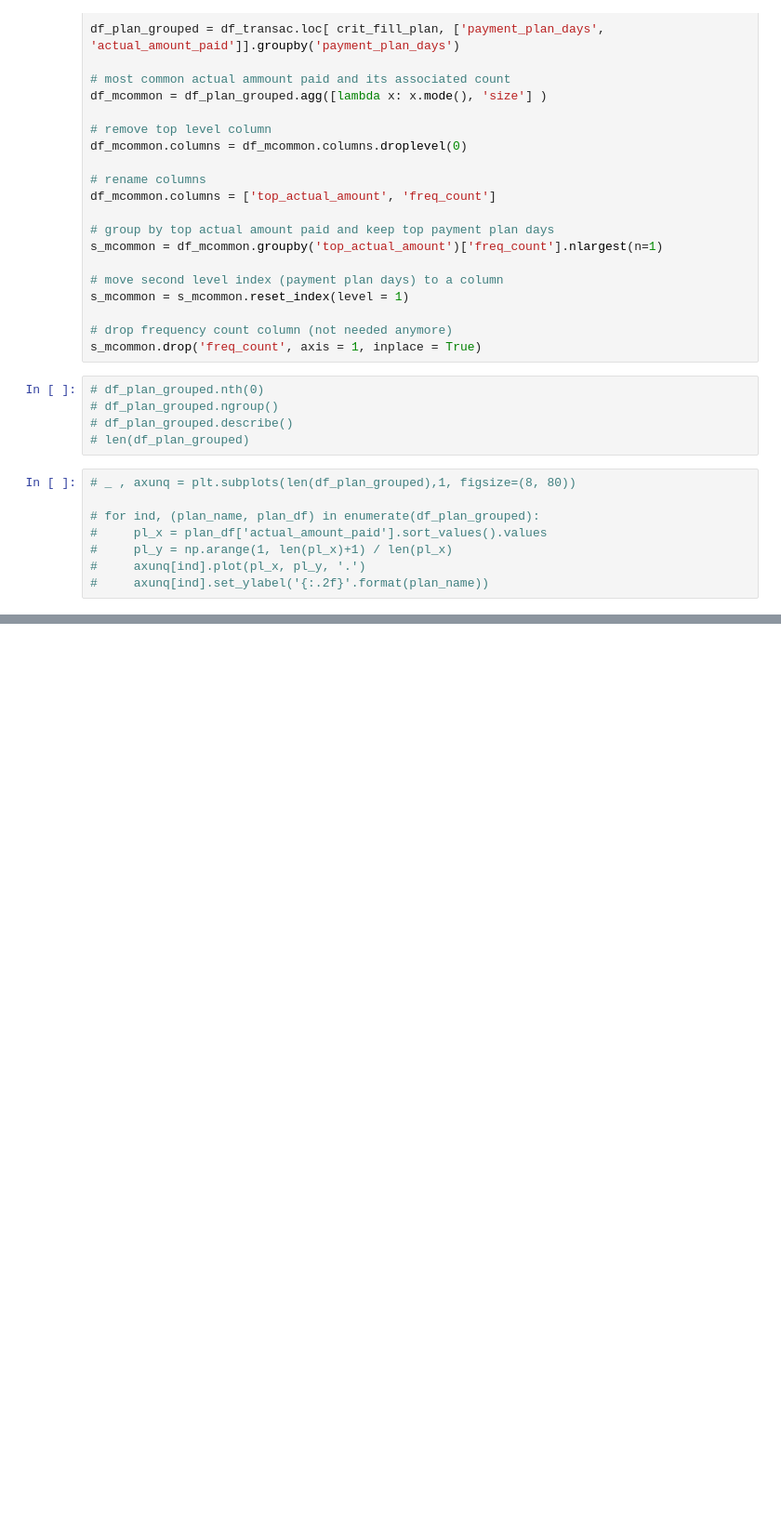
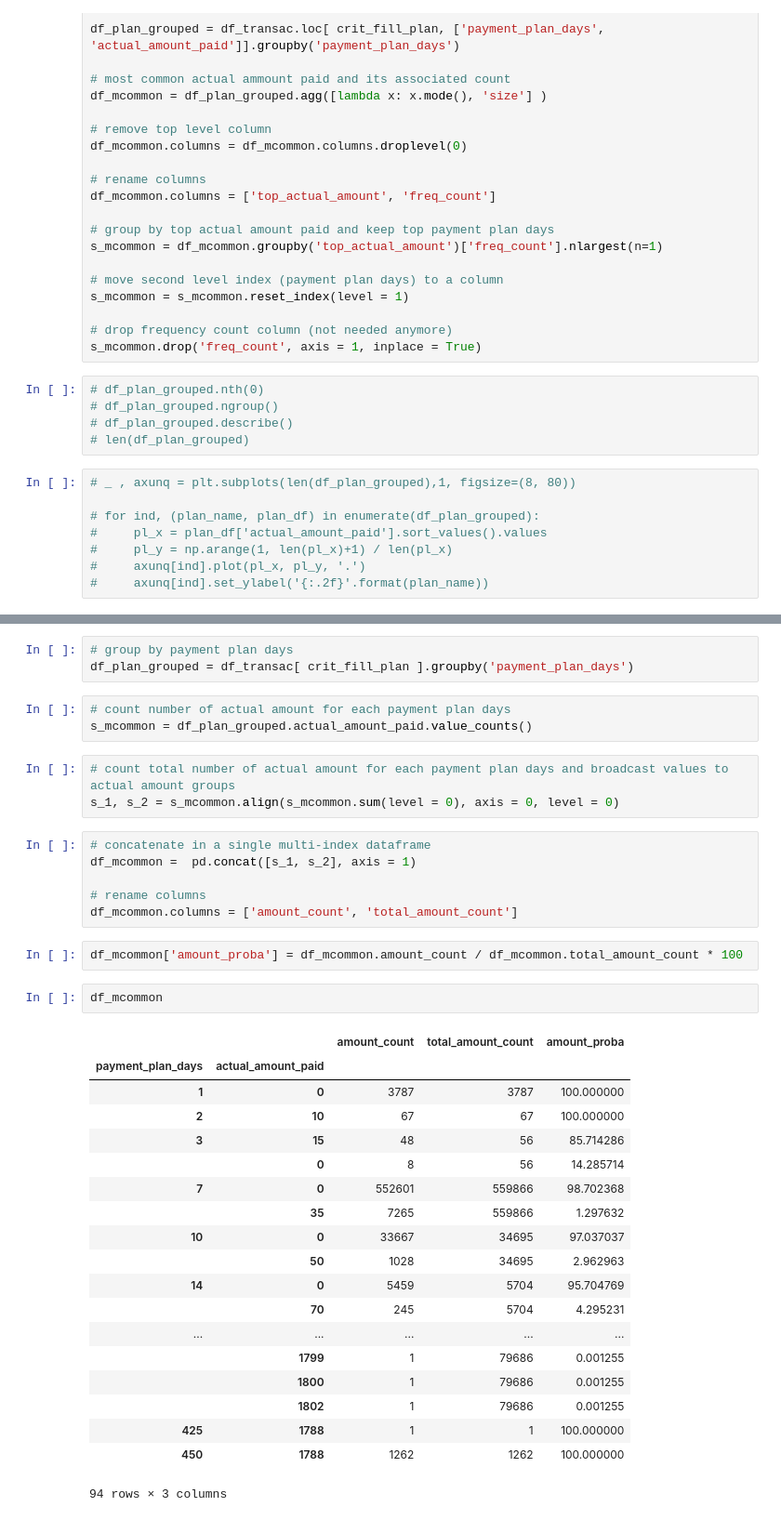
Before and after one commit to cedricherman/Churn_Prediction_KKBOX, a Jupyter notebook: notebooks/Transaction_Extra.ipynb, the cells around one changed output, grey strips where cells are left out. Shown at 93% size. Saved outputs shown, nothing was run; the diff lists cells and outputs as text; blank space fills up the shorter version.

Commit message:
updated transactions missing values

```diff
--- a/notebooks/Transaction_Extra.ipynb
+++ b/notebooks/Transaction_Extra.ipynb
@@ -119,0 +146,39 @@ s_mcommon.drop('freq_count', axis = 1, inplace = True)
+# %%
+# group by payment plan days
+df_plan_grouped = df_transac[ crit_fill_plan ].groupby('payment_plan_days')
+# %%
+# count number of actual amount for each payment plan days
+s_mcommon = df_plan_grouped.actual_amount_paid.value_counts()
+# %%
+# count total number of actual amount for each payment plan days and broadcast values to actual amount groups
+s_1, s_2 = s_mcommon.align(s_mcommon.sum(level = 0), axis = 0, level = 0)
+# %%
+# concatenate in a single multi-index dataframe
+df_mcommon =  pd.concat([s_1, s_2], axis = 1)
+
+# rename columns
+df_mcommon.columns = ['amount_count', 'total_amount_count']
+# %%
+df_mcommon['amount_proba'] = df_mcommon.amount_count / df_mcommon.total_amount_count * 100
+# %%
+df_mcommon
+# %% [output]
+|  |  | amount_count | total_amount_count | amount_proba |
+| payment_plan_days | actual_amount_paid |  |  |  |
+| 1 | 0 | 3787 | 3787 | 100.000000 |
+| 2 | 10 | 67 | 67 | 100.000000 |
+| 3 | 15 | 48 | 56 | 85.714286 |
+|  | 0 | 8 | 56 | 14.285714 |
+| 7 | 0 | 552601 | 559866 | 98.702368 |
+|  | 35 | 7265 | 559866 | 1.297632 |
+| 10 | 0 | 33667 | 34695 | 97.037037 |
+|  | 50 | 1028 | 34695 | 2.962963 |
+| 14 | 0 | 5459 | 5704 | 95.704769 |
+|  | 70 | 245 | 5704 | 4.295231 |
+| ... | ... | ... | ... | ... |
+|  | 1799 | 1 | 79686 | 0.001255 |
+|  | 1800 | 1 | 79686 | 0.001255 |
+|  | 1802 | 1 | 79686 | 0.001255 |
+| 425 | 1788 | 1 | 1 | 100.000000 |
+| 450 | 1788 | 1262 | 1262 | 100.000000 |
+94 rows × 3 columns
```
Also changed, not shown: parts of 20 cells of this notebook.
